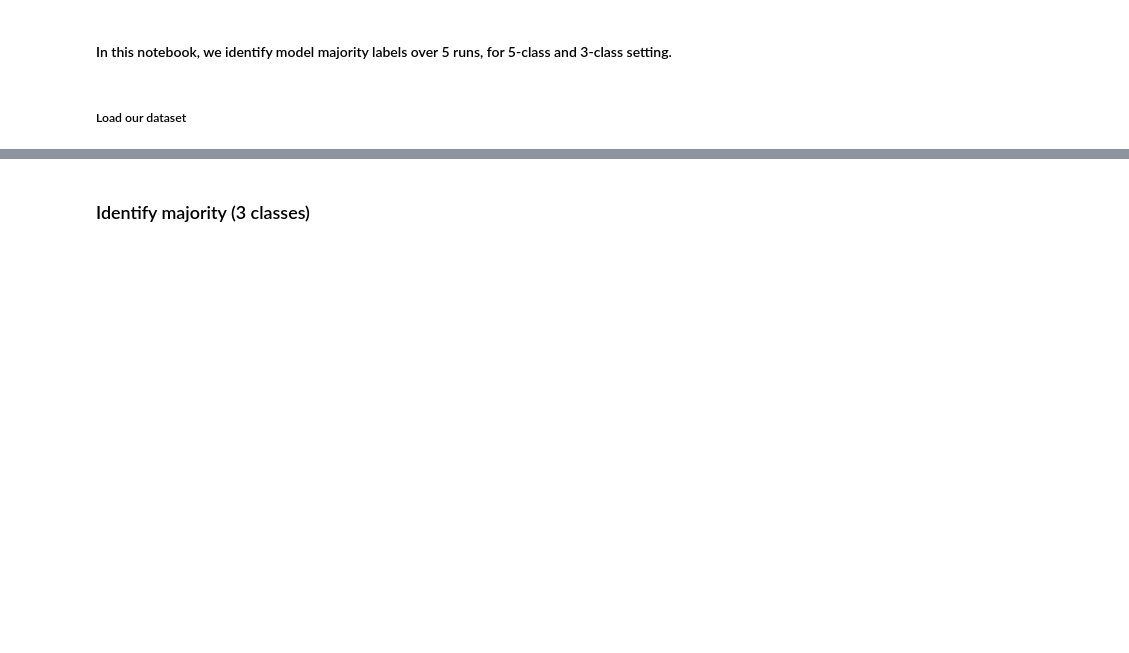
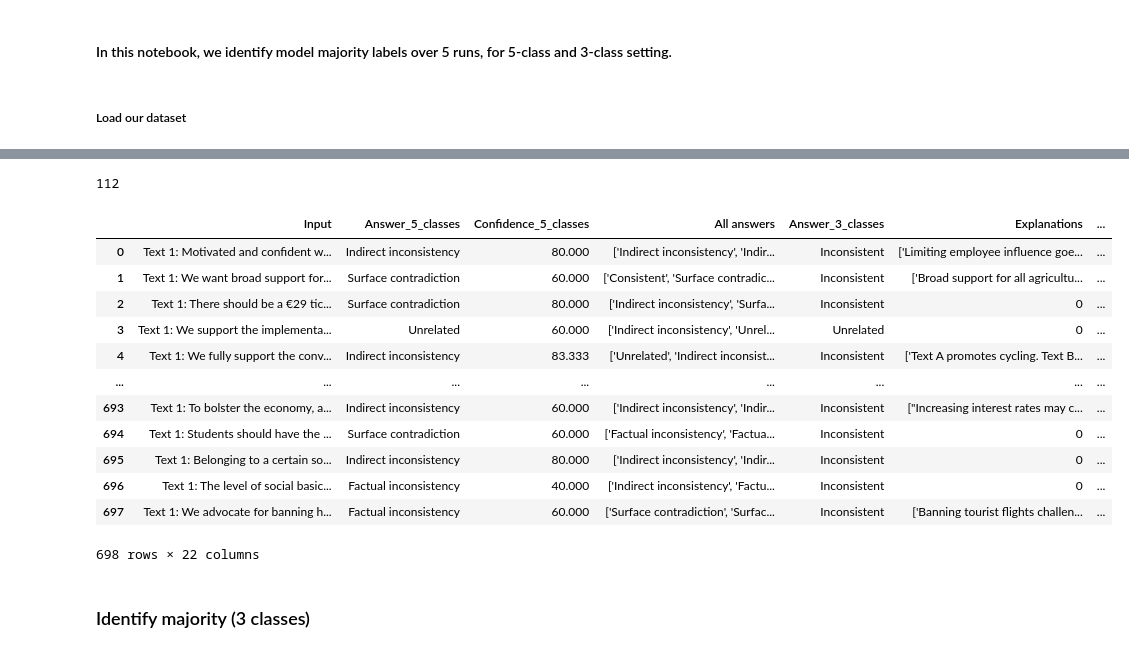
Before and after one commit to nursaltyn/Inconsistency_Detection_Benchmark, a Jupyter notebook: notebooks/model_majority_label.ipynb, the cells around one changed output, grey strips where cells are left out. Cells and saved outputs as stored; diff of their text form; code cells hidden in the pictures; blank space fills up the shorter version.

```diff
--- a/notebooks/model_majority_label.ipynb
+++ b/notebooks/model_majority_label.ipynb
@@ -19,3 +61,23 @@ classes_5_to_3 = {'Unrelated': 'Unrelated', 'Consistent': 'Consistent', 'Indirec
+# %%
+counter_tie
+# %% [output]
+112
+# %%
+df_gold
+# %% [output]
+|  | Input | Answer_5_classes | Confidence_5_classes | All answers | Answer_3_classes | Explanations | ... |
+| 0 | Text 1: Motivated and confident w... | Indirect inconsistency | 80.000 | ['Indirect inconsistency', 'Indir... | Inconsistent | ['Limiting employee influence goe... | ... |
+| 1 | Text 1: We want broad support for... | Surface contradiction | 60.000 | ['Consistent', 'Surface contradic... | Inconsistent | ['Broad support for all agricultu... | ... |
+| 2 | Text 1: There should be a €29 tic... | Surface contradiction | 80.000 | ['Indirect inconsistency', 'Surfa... | Inconsistent | 0 | ... |
+| 3 | Text 1: We support the implementa... | Unrelated | 60.000 | ['Indirect inconsistency', 'Unrel... | Unrelated | 0 | ... |
+| 4 | Text 1: We fully support the conv... | Indirect inconsistency | 83.333 | ['Unrelated', 'Indirect inconsist... | Inconsistent | ['Text A promotes cycling. Text B... | ... |
+| ... | ... | ... | ... | ... | ... | ... | ... |
+| 693 | Text 1: To bolster the economy, a... | Indirect inconsistency | 60.000 | ['Indirect inconsistency', 'Indir... | Inconsistent | ["Increasing interest rates may c... | ... |
+| 694 | Text 1: Students should have the ... | Surface contradiction | 60.000 | ['Factual inconsistency', 'Factua... | Inconsistent | 0 | ... |
+| 695 | Text 1: Belonging to a certain so... | Indirect inconsistency | 80.000 | ['Indirect inconsistency', 'Indir... | Inconsistent | 0 | ... |
+| 696 | Text 1: The level of social basic... | Factual inconsistency | 40.000 | ['Indirect inconsistency', 'Factu... | Inconsistent | 0 | ... |
+| 697 | Text 1: We advocate for banning h... | Factual inconsistency | 60.000 | ['Surface contradiction', 'Surfac... | Inconsistent | ['Banning tourist flights challen... | ... |
+698 rows × 22 columns
 # %% [markdown]
 ### Identify majority (3 classes)
 # %%
```
Also changed, not shown: parts of 4 cells of this notebook, 7 other files.
